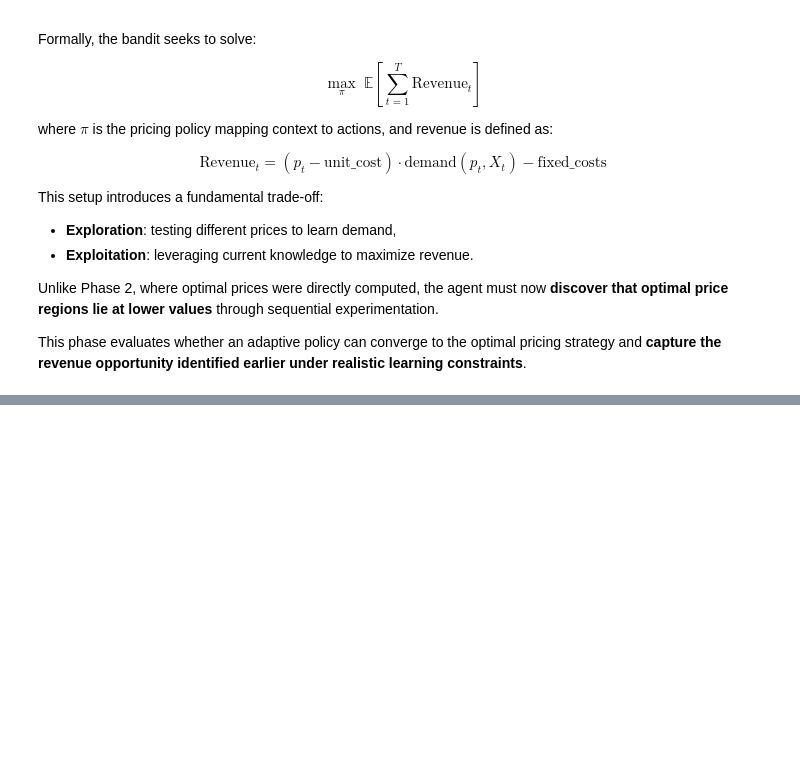
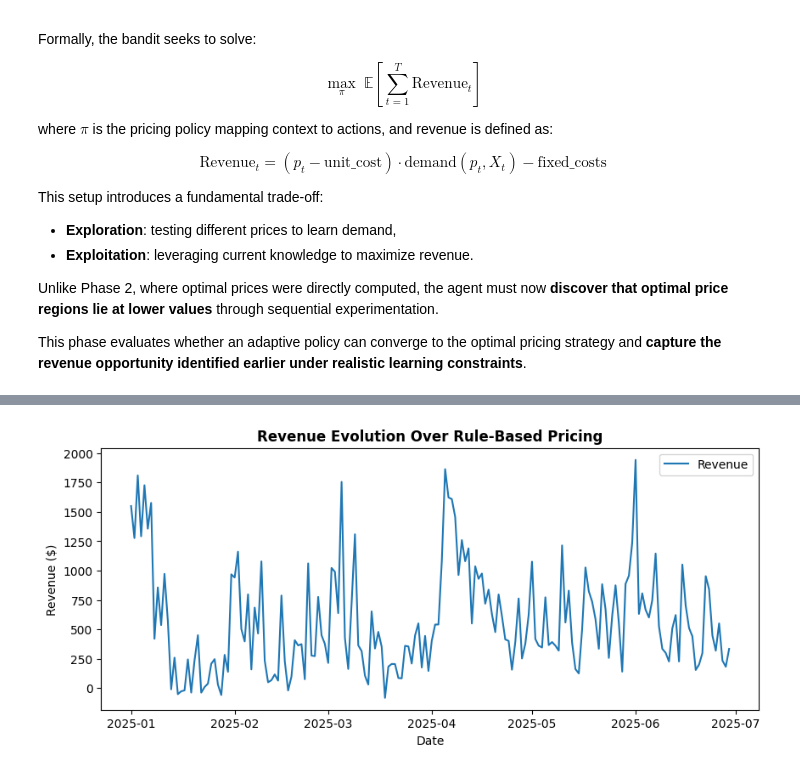
Before and after one commit to brenospires/data-science-examples, a Jupyter notebook: Pricing/2_dynamic_pricing_with_rl/phase_3.ipynb, the cells around one changed output, grey strips where cells are left out. Cells and saved outputs as stored; diff of their text form; code cells hidden in the pictures; blank space fills up the shorter version.

```diff
--- a/Pricing/2_dynamic_pricing_with_rl/phase_3.ipynb
+++ b/Pricing/2_dynamic_pricing_with_rl/phase_3.ipynb
@@ -49,0 +106,11 @@ price_grid = np.linspace(60, 160, 50)
+# %%
+fig, ax = plt.subplots(figsize=(10, 4))
+plt.plot(df_all["date"], df_all["revenue"], label="Revenue")
+
+plt.legend()
+ax.set_xlabel("Date")
+ax.set_ylabel("Revenue ($)")
+plt.title("Revenue Evolution Over Rule-Based Pricing", fontweight="bold")
+plt.show()
+# %% [output]
+[figure, added]
```
Also changed, not shown: parts of 9 cells of this notebook, 3 other files.
